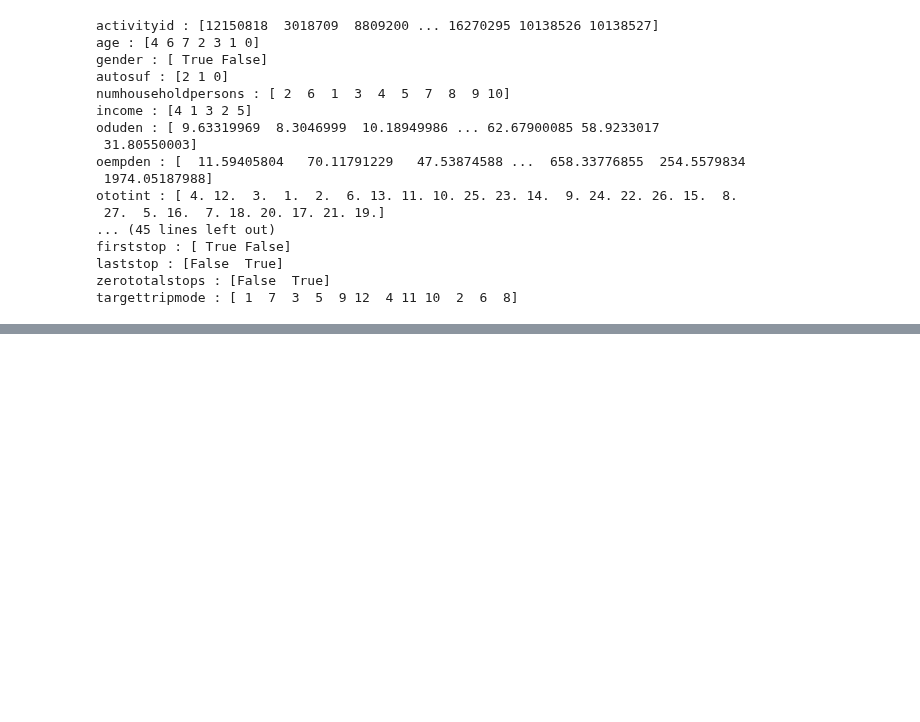
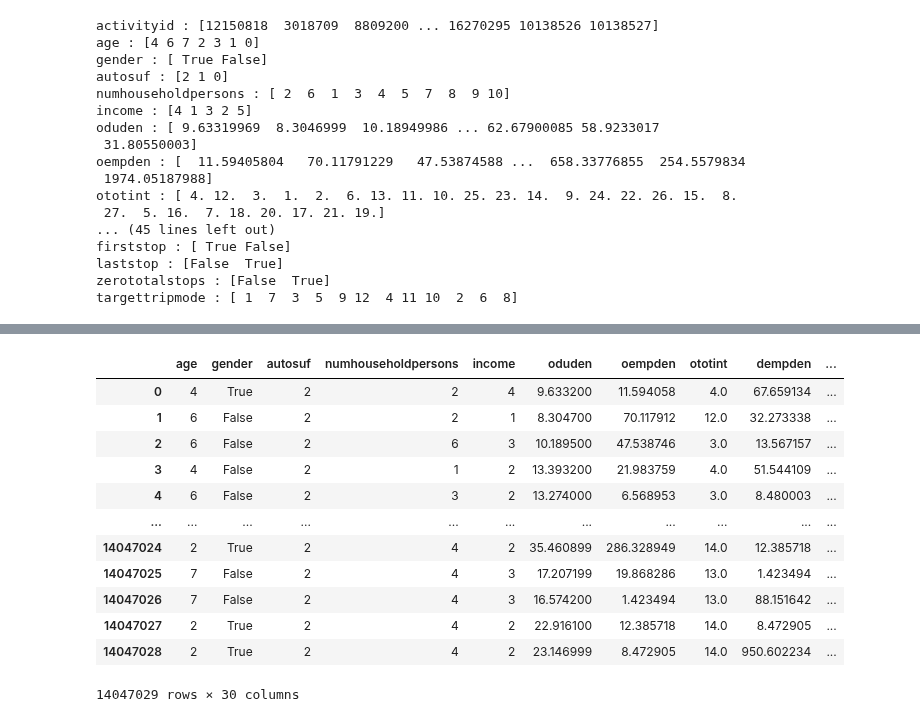
Before and after one commit to lkuwahara/DSC180B-B05, a Jupyter notebook: data_exploration_sophia.ipynb, the cells around one changed output, grey strips where cells are left out. Drawn from its saved outputs; the diff is of its cells as text; code cells hidden in the pictures; blank space fills up the shorter version.

```diff
--- a/data_exploration_sophia.ipynb
+++ b/data_exploration_sophia.ipynb
@@ -79,0 +84,4 @@ targettripmode : [ 1  7  3  5  9 12  4 11 10  2  6  8]
+# %%
+# combine both tables on acitvityid
+util_trip = utility.join(trips.set_index('activityid'), on='activityid')
+util_trip
@@ -79,0 +102,18 @@ targettripmode : [ 1  7  3  5  9 12  4 11 10  2  6  8]
+# %%
+# drop columns with no significant values (e.g. only 1 value, only unique values)
+util_trip = util_trip.drop(columns=['activityid','personid'])
+util_trip
+# %% [output]
+|  | age | gender | autosuf | numhouseholdpersons | income | oduden | oempden | ototint | dempden | ... |
+| 0 | 4 | True | 2 | 2 | 4 | 9.633200 | 11.594058 | 4.0 | 67.659134 | ... |
+| 1 | 6 | False | 2 | 2 | 1 | 8.304700 | 70.117912 | 12.0 | 32.273338 | ... |
+| 2 | 6 | False | 2 | 6 | 3 | 10.189500 | 47.538746 | 3.0 | 13.567157 | ... |
+| 3 | 4 | False | 2 | 1 | 2 | 13.393200 | 21.983759 | 4.0 | 51.544109 | ... |
+| 4 | 6 | False | 2 | 3 | 2 | 13.274000 | 6.568953 | 3.0 | 8.480003 | ... |
+| ... | ... | ... | ... | ... | ... | ... | ... | ... | ... | ... |
+| 14047024 | 2 | True | 2 | 4 | 2 | 35.460899 | 286.328949 | 14.0 | 12.385718 | ... |
+| 14047025 | 7 | False | 2 | 4 | 3 | 17.207199 | 19.868286 | 13.0 | 1.423494 | ... |
+| 14047026 | 7 | False | 2 | 4 | 3 | 16.574200 | 1.423494 | 13.0 | 88.151642 | ... |
+| 14047027 | 2 | True | 2 | 4 | 2 | 22.916100 | 12.385718 | 14.0 | 8.472905 | ... |
+| 14047028 | 2 | True | 2 | 4 | 2 | 23.146999 | 8.472905 | 14.0 | 950.602234 | ... |
+14047029 rows × 30 columns
```
Also changed, not shown: parts of 19 cells of this notebook.
